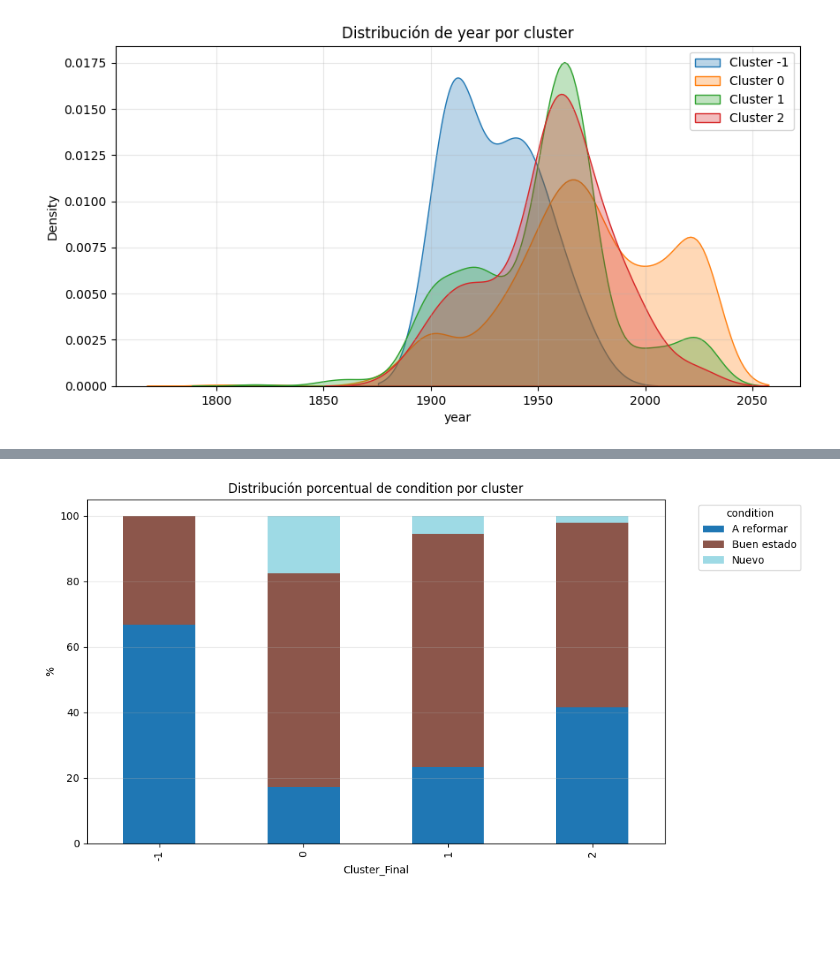
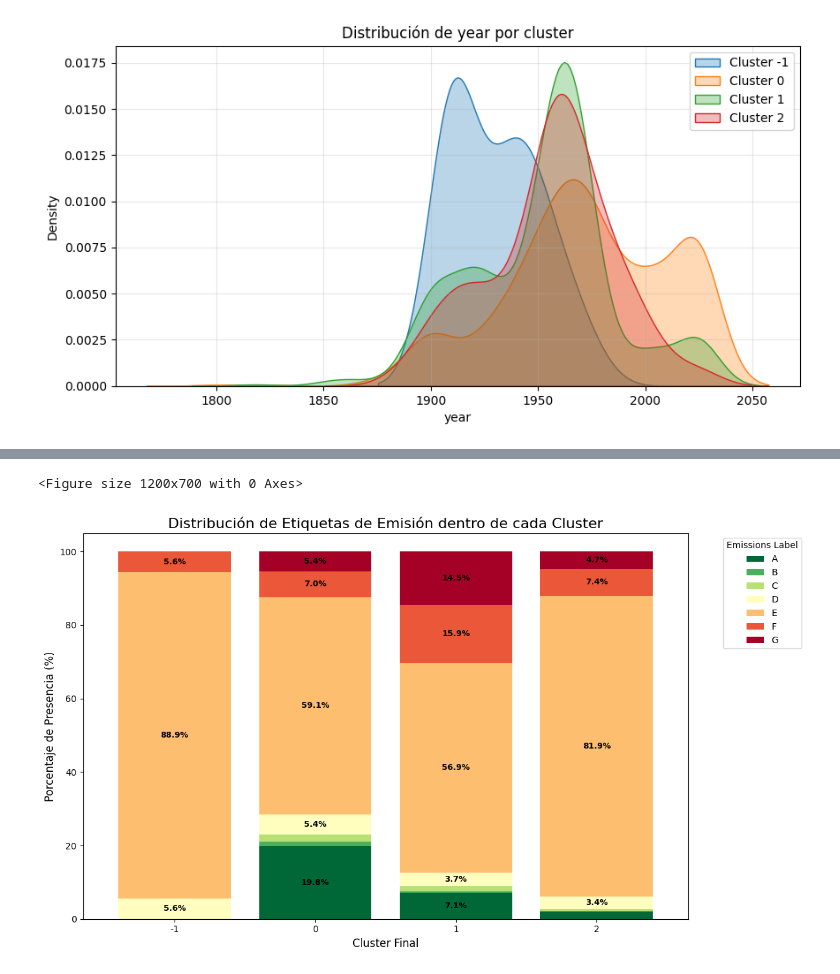
Before and after one commit to ikeiba/bilbao-housing-ml, a Jupyter notebook: clustering/clustering.ipynb, the cells around one changed output, grey strips where cells are left out. Saved outputs shown, nothing was run; the diff lists cells and outputs as text; code cells hidden in the pictures; blank space fills up the shorter version.

```diff
--- a/clustering/clustering.ipynb
+++ b/clustering/clustering.ipynb
@@ -919,14 +884,46 @@ plt.show()
-# %%
-def bar_stacked_category(col):
-    ct = pd.crosstab(df_analysis["Cluster_Final"], df_analysis[col], normalize='index') * 100
-    ct.plot(kind='bar', stacked=True, figsize=(10,6), cmap='tab20')
-    plt.title(f"Distribución porcentual de {col} por cluster")
-    plt.ylabel("%")
-    plt.legend(title=col, bbox_to_anchor=(1.05, 1), loc="upper left")
-    plt.grid(axis='y', alpha=0.3)
-    plt.show()
-
-# Ejemplo:
-bar_stacked_category("condition")
-# %% [output]
-[figure, removed]
+# %%
+
+# 1. Crear una Tabla de Contingencia (Crosstab)
+# Cruzamos los Clusters (filas) con las Etiquetas de Emisión (columnas)
+# normalize='index' convierte los valores a porcentaje por fila (por cluster)
+contingencia = pd.crosstab(df_analysis['Cluster_Final'],
+                           df_analysis['emissions_label'],
+                           normalize='index') * 100
+
+# 2. Asegurar el orden de las etiquetas (A -> G)
+# Esto es vital para que la barra de colores tenga sentido lógico
+orden_emisiones = ['A', 'B', 'C', 'D', 'E', 'F', 'G']
+# Filtramos solo las columnas que existan en tus datos para evitar errores
+col_existentes = [col for col in orden_emisiones if col in contingencia.columns]
+contingencia = contingencia[col_existentes]
+
+# 3. Graficar
+plt.figure(figsize=(12, 7))
+
+# Usamos el plot integrado de Pandas que facilita mucho las barras apiladas
+# colormap='RdYlGn_r': Usa una paleta Rojo-Amarillo-Verde invertida
+# (Asumiendo que A es verde/bueno y G es rojo/malo, o viceversa según tu preferencia)
+ax = contingencia.plot(kind='bar',
+                       stacked=True,
+                       colormap='RdYlGn_r',
+                       figsize=(12, 7),
+                       width=0.8)
+
+# 4. Añadir etiquetas de porcentaje dentro de las barras
+for c in ax.containers:
+    # Opcional: Solo mostrar texto si la barra es lo suficientemente grande (>3%) para que sea legible
+    labels = [f'{v.get_height():.1f}%' if v.get_height() > 3 else '' for v in c]
+    ax.bar_label(c, labels=labels, label_type='center', fontsize=9, color='black', weight='bold')
+
+# 5. Configuración final
+plt.title('Distribución de Etiquetas de Emisión dentro de cada Cluster', fontsize=16)
+plt.xlabel('Cluster Final', fontsize=12)
+plt.ylabel('Porcentaje de Presencia (%)', fontsize=12)
+plt.legend(title='Emissions Label', bbox_to_anchor=(1.05, 1), loc='upper left')
+plt.xticks(rotation=0) # Poner los nombres de los clusters horizontales
+plt.tight_layout()
+
+plt.show()
+# %% [output]
+<Figure size 1200x700 with 0 Axes>
+[figure, added]
```
Also changed, not shown: parts of 5 cells of this notebook.
